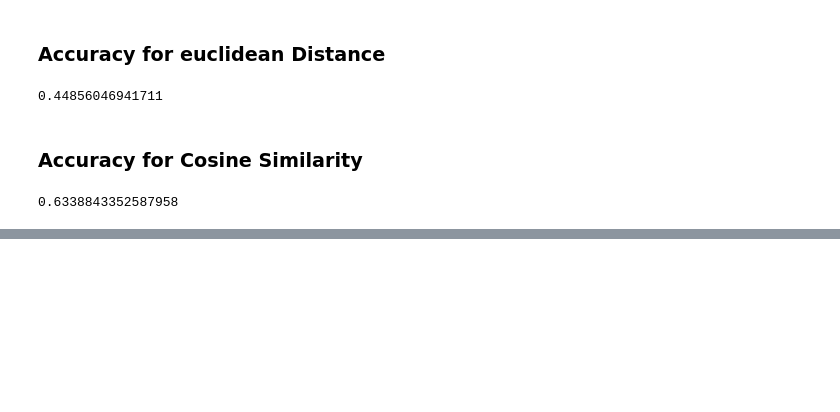
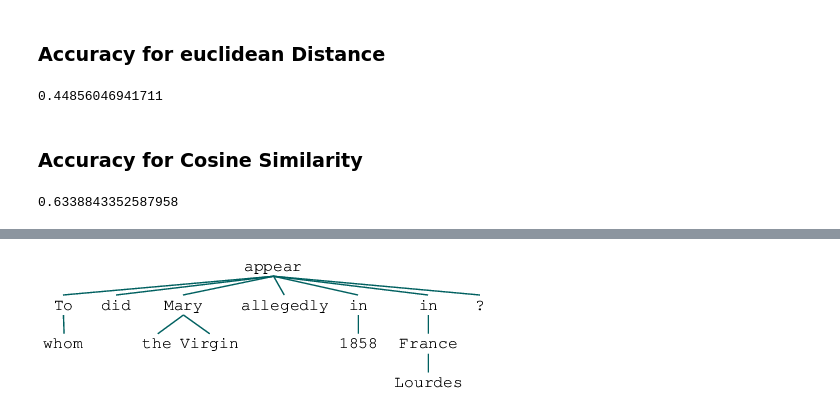
Before and after one commit to aswalin/SQuAD, a Jupyter notebook: sentence_detect_using_fb_emb.ipynb, the cells around one changed output, grey strips where cells are left out. Cells and saved outputs as stored; diff of their text form; code cells hidden in the pictures; blank space fills up the shorter version.

```diff
--- a/sentence_detect_using_fb_emb.ipynb
+++ b/sentence_detect_using_fb_emb.ipynb
@@ -188,0 +232,4 @@ train["pred_idx_euc"] = train.apply(lambda x: pred_idx(x["euclidean_dist"]))
+# %%
+[to_nltk_tree(sent.root) for sent in en_nlp(predicted.iloc[0,2]).sents][0]
+# %% [output]
+[figure, added]
```
Also changed, not shown: parts of 27 cells of this notebook.
